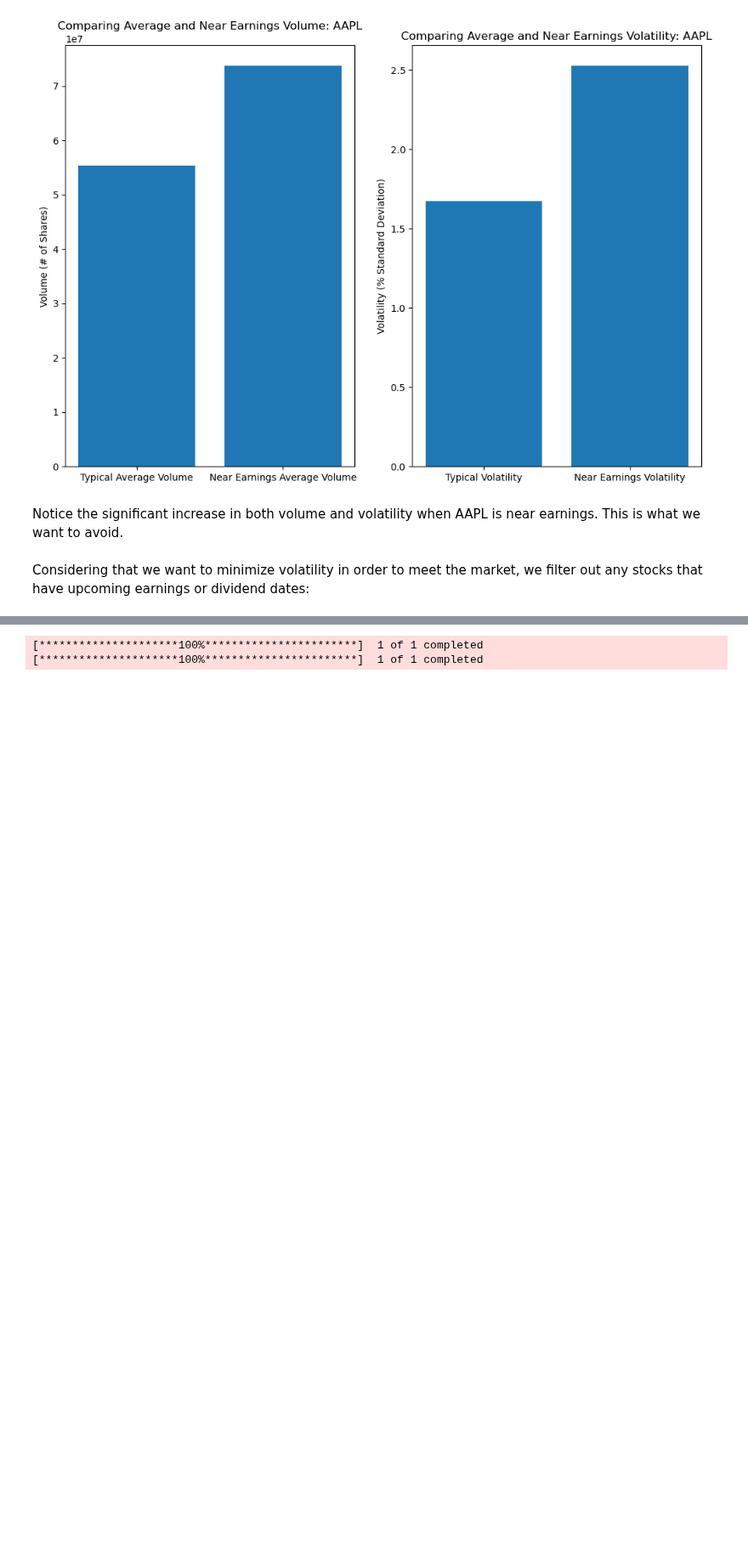
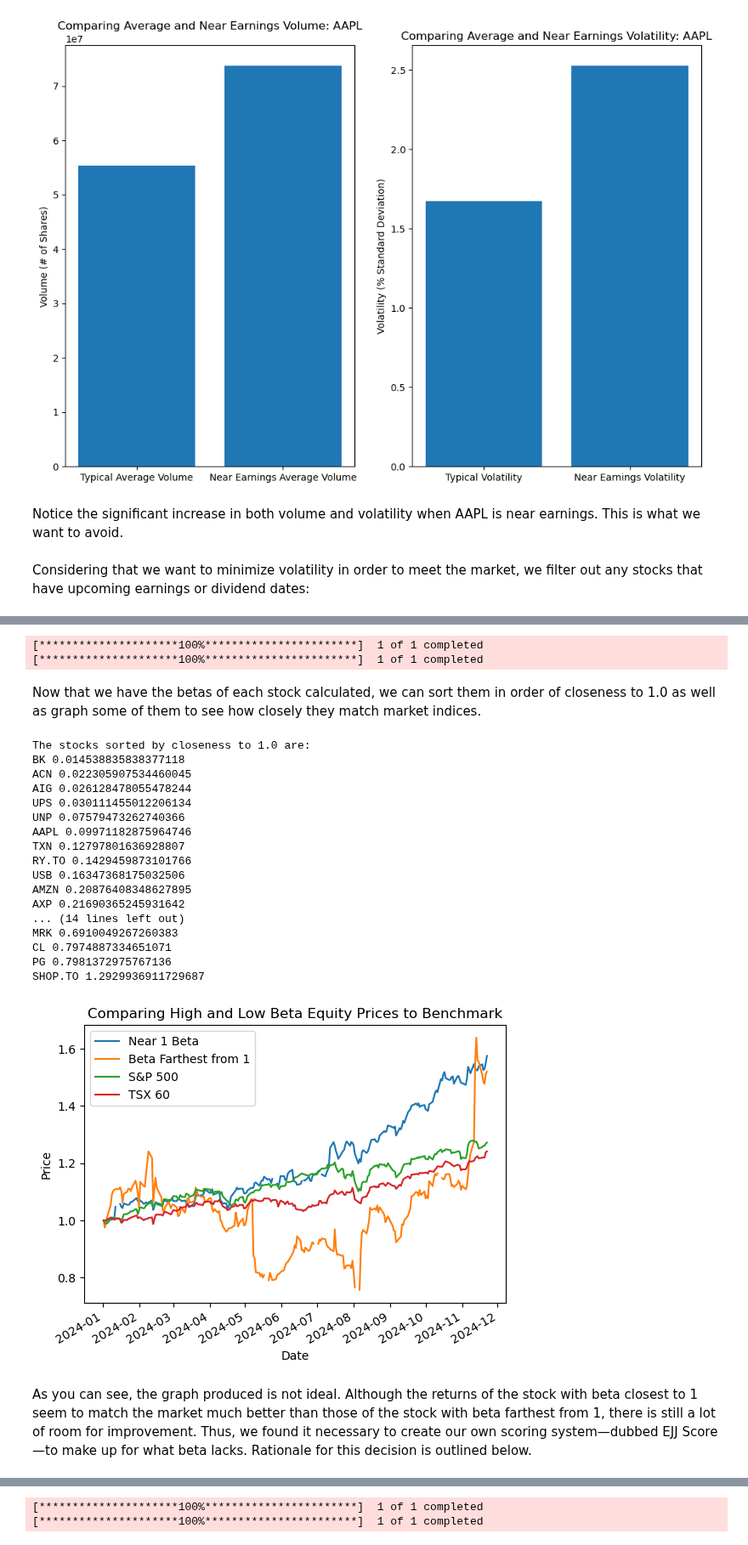
Before and after one commit to emlyqi/cfm101final, a Jupyter notebook: Team_05_Assignment.ipynb, the cells around one changed output, grey strips where cells are left out. Shown at 85% size. Cells and saved outputs as stored; diff of their text form; code cells hidden in the pictures; blank space fills up the shorter version.

```diff
--- a/Team_05_Assignment.ipynb
+++ b/Team_05_Assignment.ipynb
@@ -110,2 +117,73 @@ for ticker in tickerlist:
+# %%
+tsxpriceBeta = yf.download('XIU.TO', start=startdate, end=enddate)['Adj Close']
+sppriceBeta = yf.download('SPY', start=startdate, end=enddate)['Adj Close']
+beta_dict = {}
+closedataBeta = stockdata.loc[:, 'Adj Close']
+
+tsxpriceBeta.index = tsxpriceBeta.index.tz_localize(None)
+sppriceBeta.index = sppriceBeta.index.tz_localize(None)
+closedataBeta.index = closedataBeta.index.tz_localize(None)
+#pre calculate variance of the TSX index to avoid looped computation
+tsxpctBeta = tsxpriceBeta.pct_change(fill_method=None)
+tsxvarBeta = tsxpctBeta.var()
+
+#calculate beta for each stock
+for ticker in tickerlist:
+    #prevent any mismatched indexes
+    commonBeta = closedataBeta[ticker].index.intersection(tsxpriceBeta.index)
+    closepctBeta = closedataBeta.loc[commonBeta, ticker].pct_change(fill_method=None)
+    #calculate beta with respect to TSX
+    beta1 = closepctBeta.cov(tsxpctBeta) / tsxvarBeta
+    #fetch beta with respect to SP500
+    beta2 = yf.Ticker(ticker).info.get('beta')
+    beta_dict[ticker] = abs(1.0 - (beta1 + (beta2 if beta2 else beta1)) / 2)
+# %% [output]
+[*********************100%***********************]  1 of 1 completed
+[*********************100%***********************]  1 of 1 completed
+# %% [markdown]
+Now that we have the betas of each stock calculated, we can sort them in order of closeness to 1.0 as well as graph some of them to see how closely they match market indices.
+# %%
+#sort betas in order of closeness to 1.0
+beta_sorted = []
+print('The stocks sorted by closeness to 1.0 are: ')
+for t in sorted(beta_dict, key=beta_dict.get, reverse=False):
+    beta_sorted.append(t)
+    print(t, beta_dict[t])
+
+#display graph showing returns of highest and lowest scores compared to benchmark
+fig, ax = plt.subplots()
+ax.set_title("Comparing High and Low Beta Equity Prices to Benchmark")
+ax.set_xlabel("Date")
+ax.set_ylabel("Price")
+
+ax.plot(closedataBeta[beta_sorted[0]] / (closedataBeta[beta_sorted[0]]).values[0], label='Near 1 Beta')
+ax.plot(closedataBeta[beta_sorted[-1]] / (closedataBeta[beta_sorted[-1]]).values[0], label='Beta Farthest from 1')
+ax.plot(sppriceBeta / sppriceBeta.values[0], label='S&P 500')
+ax.plot(tsxpriceBeta / tsxpriceBeta.values[0], label='TSX 60')
+ax.legend(loc='best')
+fig.autofmt_xdate()
+
+plt.show()
+# %% [output]
+The stocks sorted by closeness to 1.0 are:
+BK 0.014538835838377118
+ACN 0.022305907534460045
+AIG 0.026128478055478244
+UPS 0.030111455012206134
+UNP 0.07579473262740366
+AAPL 0.09971182875964746
+TXN 0.12797801636928807
+RY.TO 0.1429459873101766
+USB 0.16347368175032506
+AMZN 0.20876408348627895
+AXP 0.21690365245931642
+... (14 lines left out)
+MRK 0.6910049267260383
+CL 0.7974887334651071
+PG 0.7981372975767136
+SHOP.TO 1.2929936911729687
+[figure, added]
+# %% [markdown]
+As you can see, the graph produced is not ideal. Although the returns of the stock with beta closest to 1 seem to match the market much better than those of the stock with beta farthest from 1, there is still a lot of room for improvement. Thus, we found it necessary to create our own scoring system—dubbed EJJ Score—to make up for what beta lacks. Rationale for this decision is outlined below.
 # %% [markdown]
 ## EJJ Score
```
Also changed, not shown: parts of 11 cells of this notebook, 4 other files.
